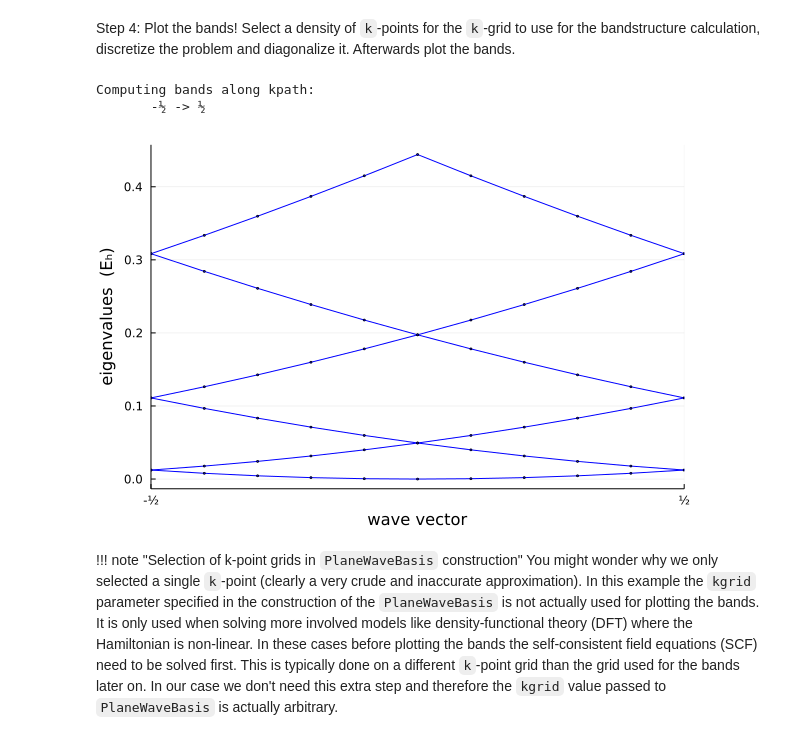
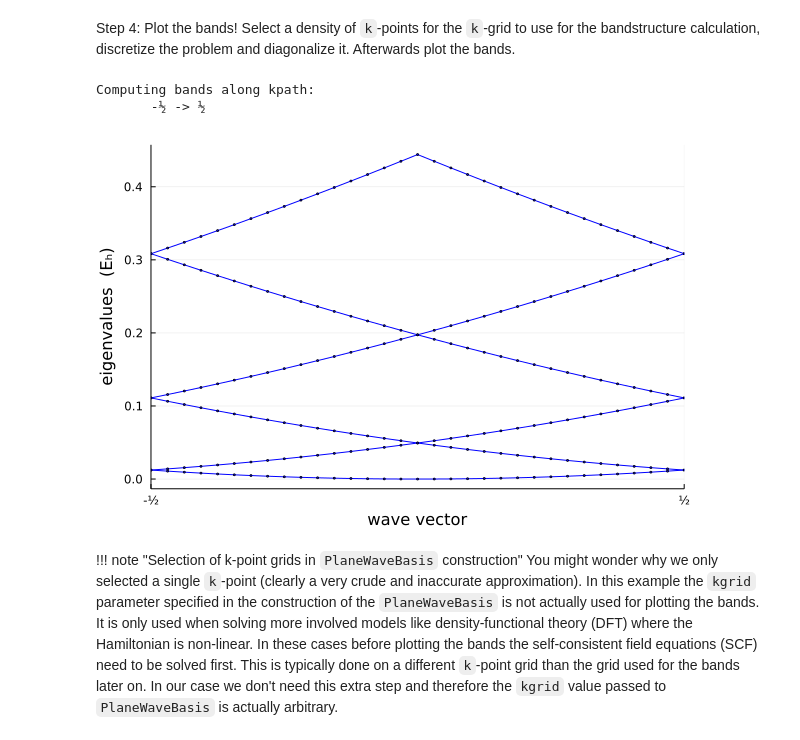
Before and after one commit to qiaojunfeng/DFTK.jl, a Jupyter notebook: dev/guide/periodic_problems.ipynb, the cells around one changed output. Cells and saved outputs as stored; diff of their text form; code cells hidden in the pictures.

```diff
--- a/dev/guide/periodic_problems.ipynb
+++ b/dev/guide/periodic_problems.ipynb
@@ -265,13 +265,13 @@ Afterwards plot the bands.
 # %%
 using Unitful
 using UnitfulAtomic
 using Plots
 
-plot_bandstructure(basis; n_bands=6, kline_density=30)
+plot_bandstructure(basis; n_bands=6, kline_density=100)
 # %% [output]
 Computing bands along kpath:
        -½ -> ½
-[figure, old version]
+[figure, new version]
 # %% [markdown]
 !!! note "Selection of k-point grids in `PlaneWaveBasis` construction"
     You might wonder why we only selected a single ``k``-point (clearly a very crude
```
Also changed, not shown: parts of 1 cell of this notebook, 49 other files.
